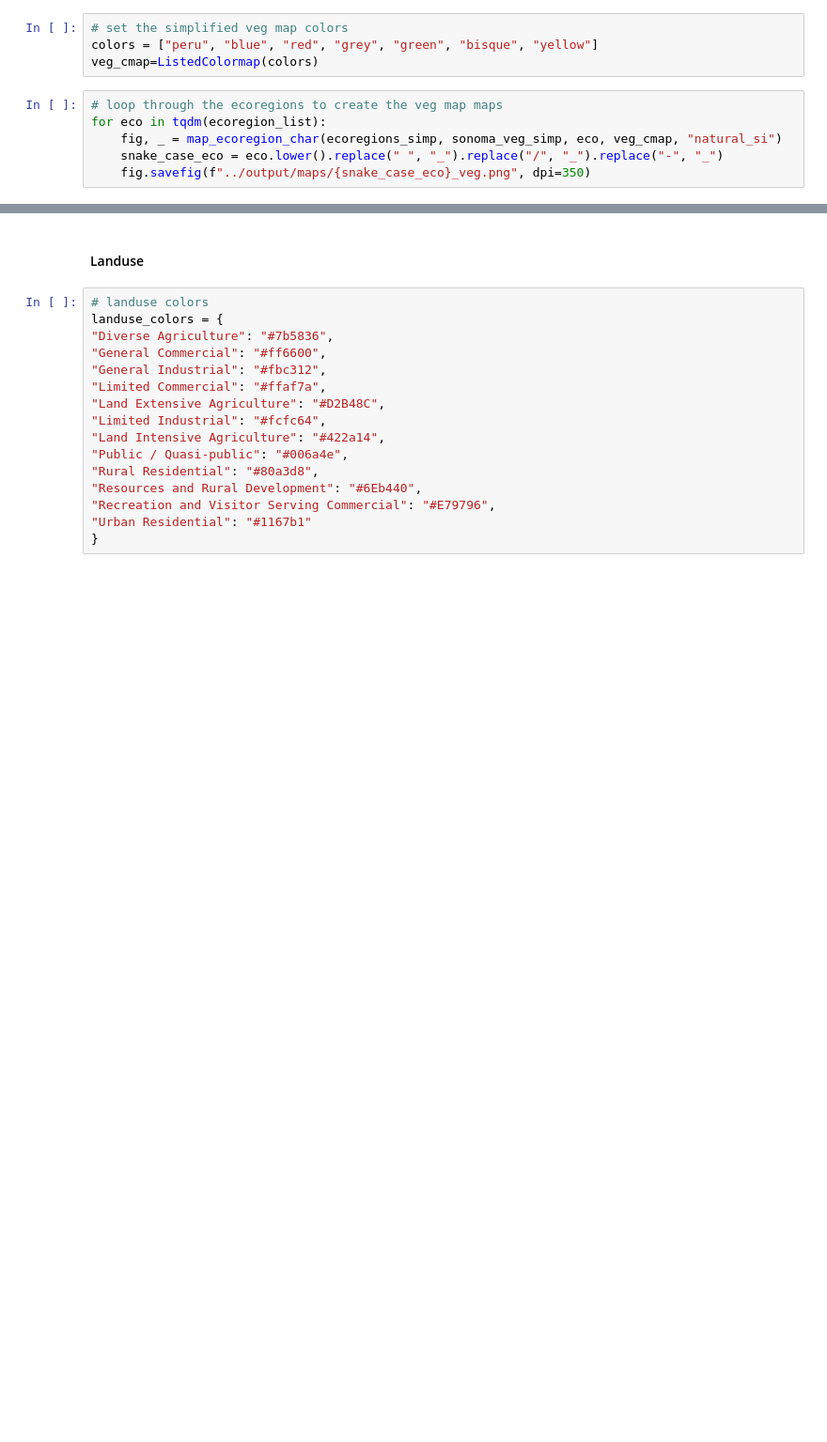
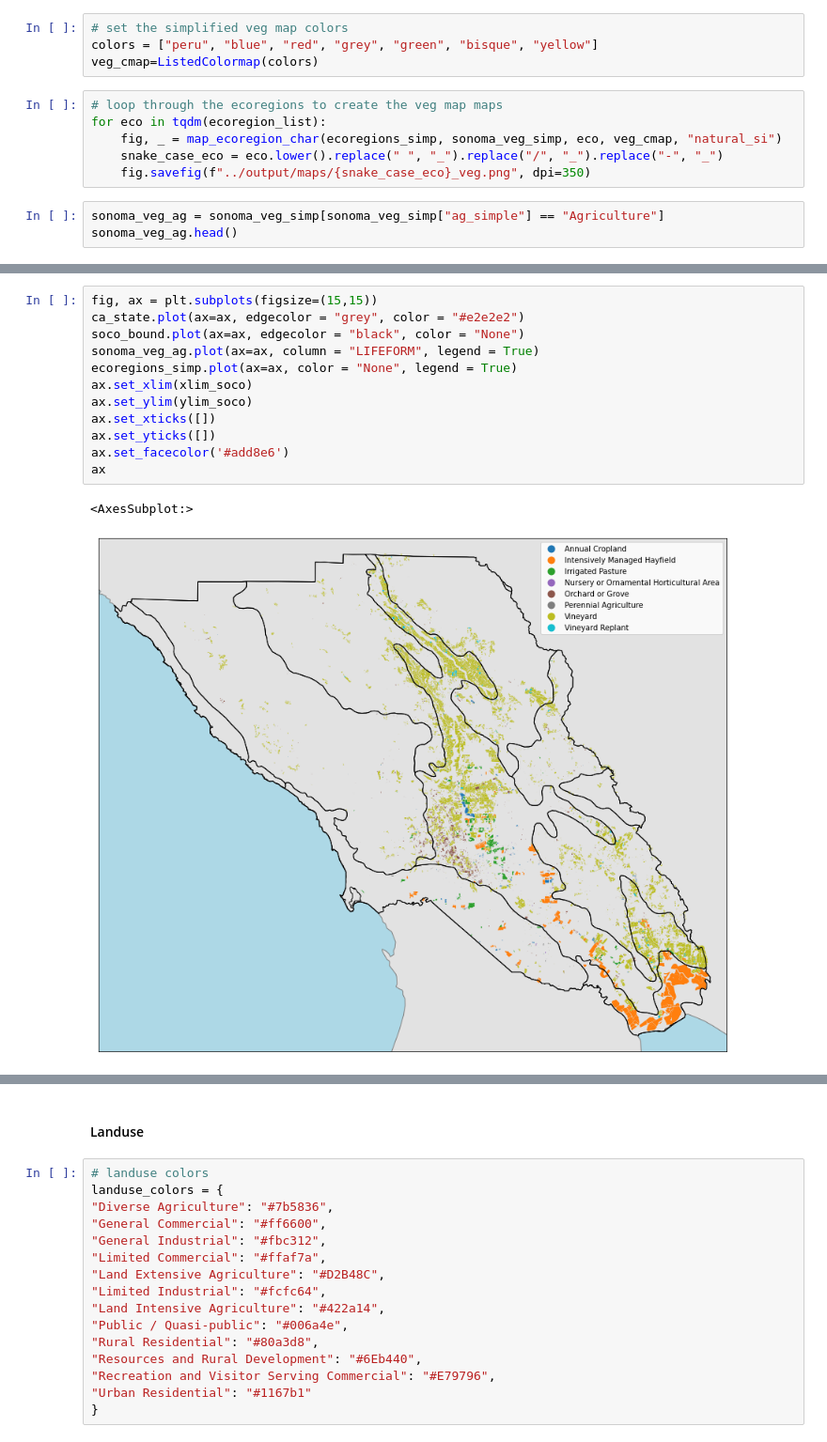
Before and after one commit to acmarley-erg/soco_resilience, a Jupyter notebook: py/zone_characteristic_viz.ipynb, the cells around one changed output, grey strips where cells are left out. Shown at 94% size. Drawn from its saved outputs; the diff is of its cells as text; blank space fills up the shorter version.

Commit message:
updated ecoregion map

```diff
--- a/py/zone_characteristic_viz.ipynb
+++ b/py/zone_characteristic_viz.ipynb
@@ -124,3 +128,6 @@ for eco in tqdm(ecoregion_list):
     fig, _ = map_ecoregion_char(ecoregions_simp, sonoma_veg_simp, eco, veg_cmap, "natural_si")
     snake_case_eco = eco.lower().replace(" ", "_").replace("/", "_").replace("-", "_")
     fig.savefig(f"../output/maps/{snake_case_eco}_veg.png", dpi=350)
+# %%
+sonoma_veg_ag = sonoma_veg_simp[sonoma_veg_simp["ag_simple"] == "Agriculture"]
+sonoma_veg_ag.head()
@@ -126,0 +141,15 @@ for eco in tqdm(ecoregion_list):
+# %%
+fig, ax = plt.subplots(figsize=(15,15))
+ca_state.plot(ax=ax, edgecolor = "grey", color = "#e2e2e2")
+soco_bound.plot(ax=ax, edgecolor = "black", color = "None")
+sonoma_veg_ag.plot(ax=ax, column = "LIFEFORM", legend = True)
+ecoregions_simp.plot(ax=ax, color = "None", legend = True)
+ax.set_xlim(xlim_soco)
+ax.set_ylim(ylim_soco)
+ax.set_xticks([])
+ax.set_yticks([])
+ax.set_facecolor('#add8e6')
+ax
+# %% [output]
+<AxesSubplot:>
+[figure, added]
```
Also changed, not shown: parts of 9 cells of this notebook.
